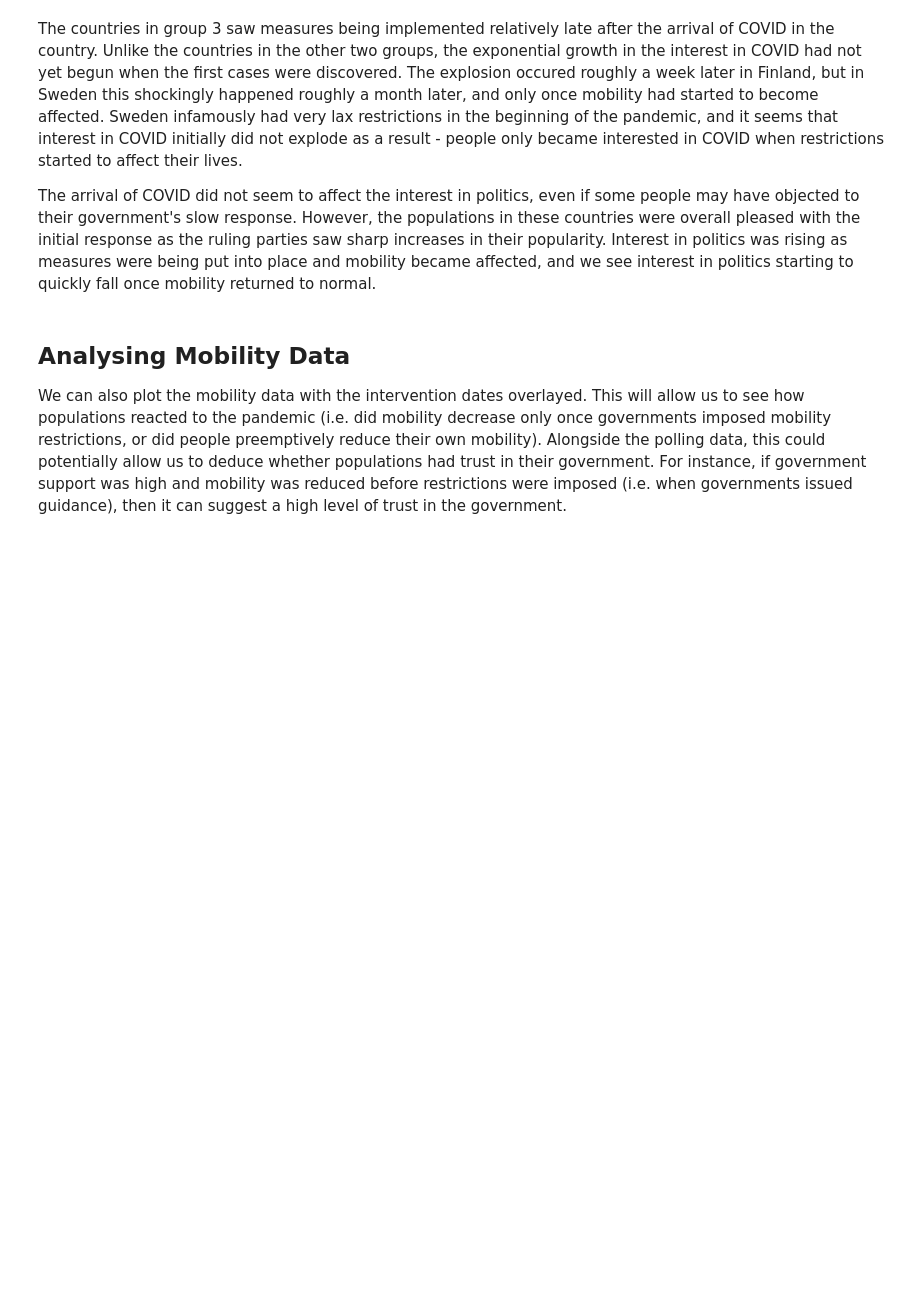
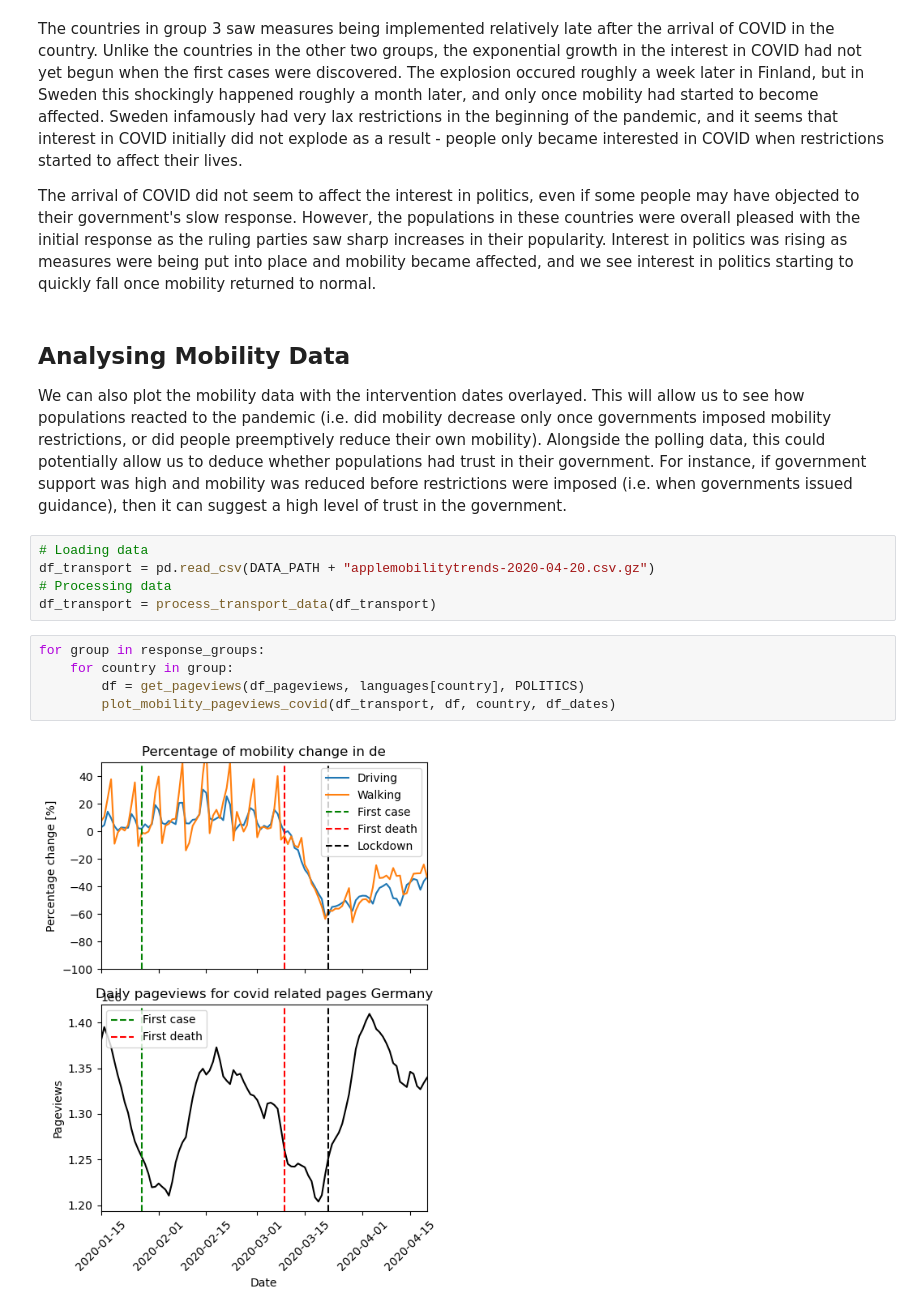
Before and after one commit to epfl-ada/ada-2022-project-zeta, a Jupyter notebook: ADAnalysis.ipynb, the cells around one changed output. Saved outputs shown, nothing was run; the diff lists cells and outputs as text; blank space fills up the shorter version.

Commit message:
Merge mobility analysis

```diff
--- a/ADAnalysis.ipynb
+++ b/ADAnalysis.ipynb
@@ -238,3 +238,15 @@ The arrival of COVID did not seem to affect the interest in politics, even if so
 ## Analysing Mobility Data
 
 We can also plot the mobility data with the intervention dates overlayed. This will allow us to see how populations reacted to the pandemic (i.e. did mobility decrease only once governments imposed mobility restrictions, or did people preemptively reduce their own mobility). Alongside the polling data, this could potentially allow us to deduce whether populations had trust in their government. For instance, if government support was high and mobility was reduced before restrictions were imposed (i.e. when governments issued guidance), then it can suggest a high level of trust in the government.
+# %%
+# Loading data
+df_transport = pd.read_csv(DATA_PATH + "applemobilitytrends-2020-04-20.csv.gz")
+# Processing data
+df_transport = process_transport_data(df_transport)
+# %%
+for group in response_groups:
+    for country in group:
+        df = get_pageviews(df_pageviews, languages[country], POLITICS)
+        plot_mobility_pageviews_covid(df_transport, df, country, df_dates)
+# %% [output]
+[figure, added]
```
Also changed, not shown: parts of 2 cells of this notebook, 4 other files.
